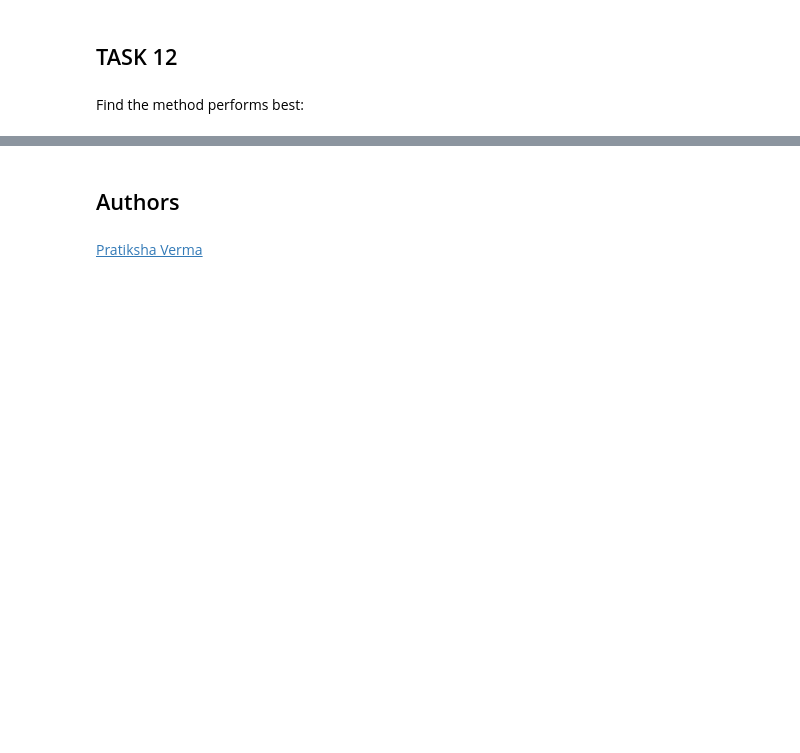
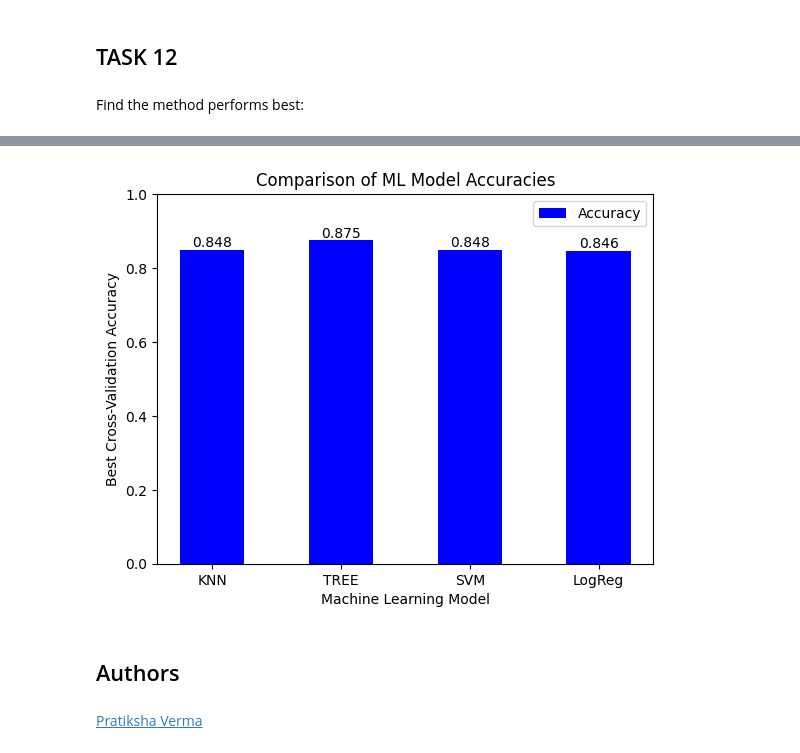
Before and after one commit to bit-surgeon/ibm-datascience, a Jupyter notebook: SpaceX_Machine Learning Prediction_Part_5.ipynb, the cells around one changed output, grey strips where cells are left out. Drawn from its saved outputs; the diff is of its cells as text; code cells hidden in the pictures; blank space fills up the shorter version.

```diff
--- a/SpaceX_Machine Learning Prediction_Part_5.ipynb
+++ b/SpaceX_Machine Learning Prediction_Part_5.ipynb
@@ -389,3 +341,44 @@ f1_score: 0.7778
+# %%
+from sklearn.metrics import accuracy_score, precision_score, recall_score, f1_score
+
+models_predictions = {
+    'KNN': KNN_cv.best_score_,
+    'TREE': tree_cv.best_score_,
+    'SVM': svm_cv.best_score_,
+    'LogReg': logreg_cv.best_score_
+}
+
+# Names of the models
+model_names = list(models_predictions.keys())
+
+# Corresponding accuracy scores
+scores = [models_predictions[model] for model in model_names]
+
+# Set up bar chart
+fig, ax = plt.subplots()
+bar_positions = np.arange(len(model_names))
+bar_width = 0.5
+
+bars = ax.bar(bar_positions, scores, bar_width, color='b', label='Accuracy')
+
+# Adding data labels on each bar
+for bar in bars:
+    yval = bar.get_height()
+    ax.text(bar.get_x() + bar.get_width()/2, yval, f'{yval:.3f}', va='bottom', ha='center', fontsize=10, color='black')
+
+# Adding titles and labels
+ax.set_xlabel('Machine Learning Model')
+ax.set_ylabel('Best Cross-Validation Accuracy')
+ax.set_title('Comparison of ML Model Accuracies')
+ax.set_xticks(bar_positions)
+ax.set_xticklabels(model_names)
+
+# Show the plot
+plt.ylim(0, 1)  # Set the limit of y-axis from 0 to 1 since accuracy scores are usually between these values.
+plt.legend()
+plt.show()
+# %% [output]
+[figure, added]
 # %% [markdown]
 ## Authors
 # %% [markdown]
```
Also changed, not shown: parts of 4 cells of this notebook.
